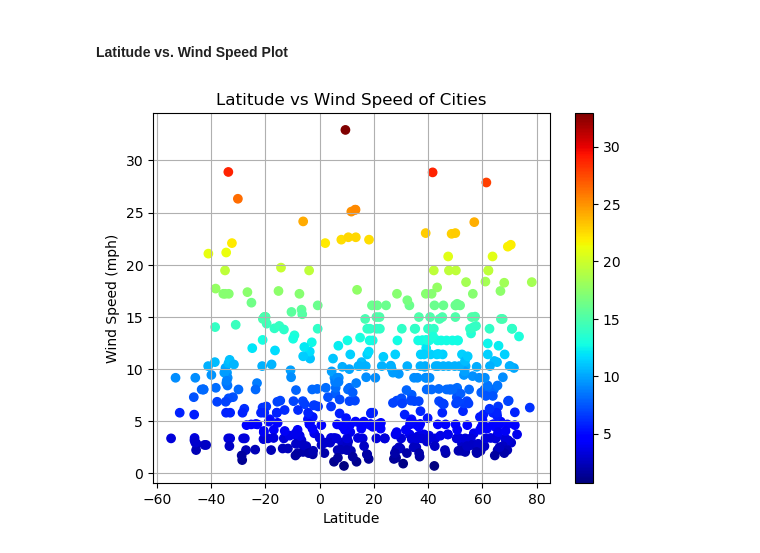
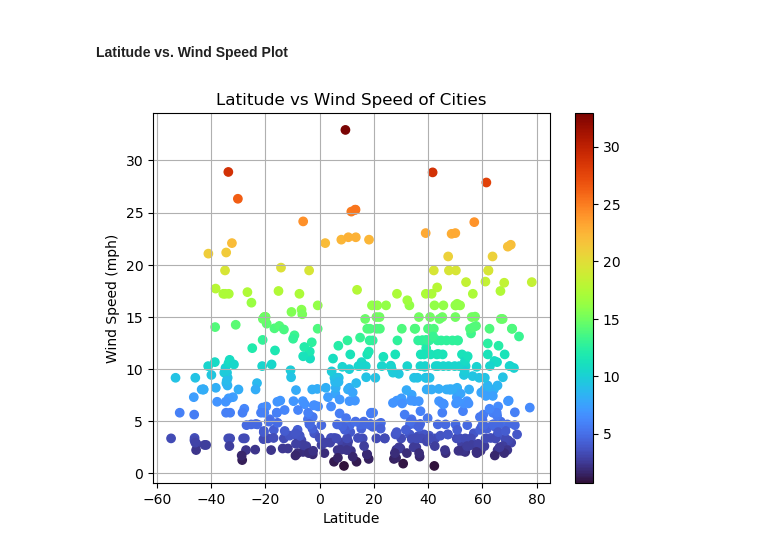
Before and after one commit to clangstonhinton/web-visualization-challenge, a Jupyter notebook: cities-weather-plots.ipynb, the cells around one changed output. Drawn from its saved outputs; the diff is of its cells as text; code cells hidden in the pictures.

```diff
--- a/cities-weather-plots.ipynb
+++ b/cities-weather-plots.ipynb
@@ -110,23 +110,23 @@ plt.show()
 # %%
 # Build the scatter plots for latitude vs. wind speed
 
 x = city_data["Lat"]
 y = city_data["Wind Speed"]
 
-plt.scatter(x, y, c=y, cmap="jet")
+plt.scatter(x, y, c=y, cmap="turbo")
 
 # Incorporate the other graph properties
 
 plt.title("Latitude vs Wind Speed of Cities")
 plt.xlabel("Latitude")
 plt.ylabel("Wind Speed (mph)")
 plt.colorbar()
 plt.grid()
 
 # Save the figure
 plt.savefig("assets/images/lat_vs_wind.png")
 
 # Show plot
 plt.show()
 # %% [output]
-[figure, old version]
+[figure, new version]
```
Also changed, not shown: parts of 2 cells of this notebook, 1 other file.
